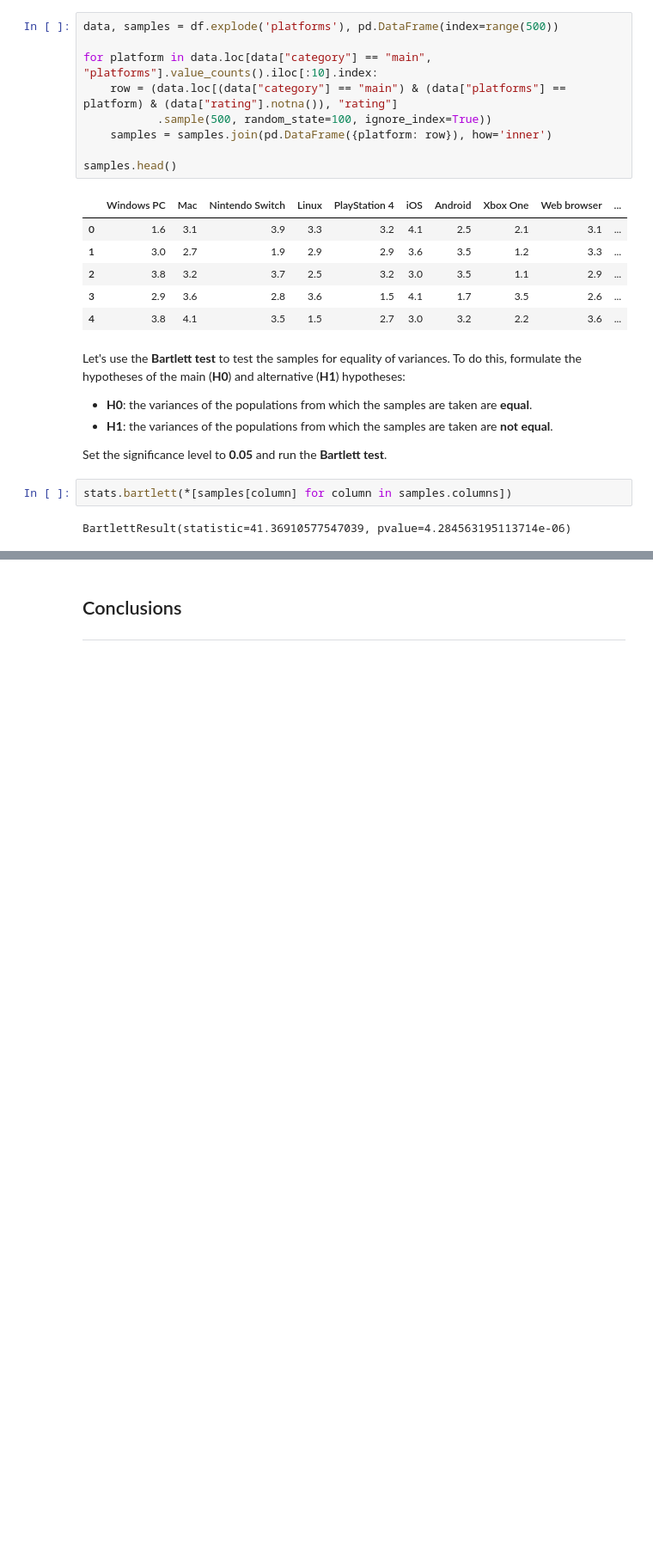
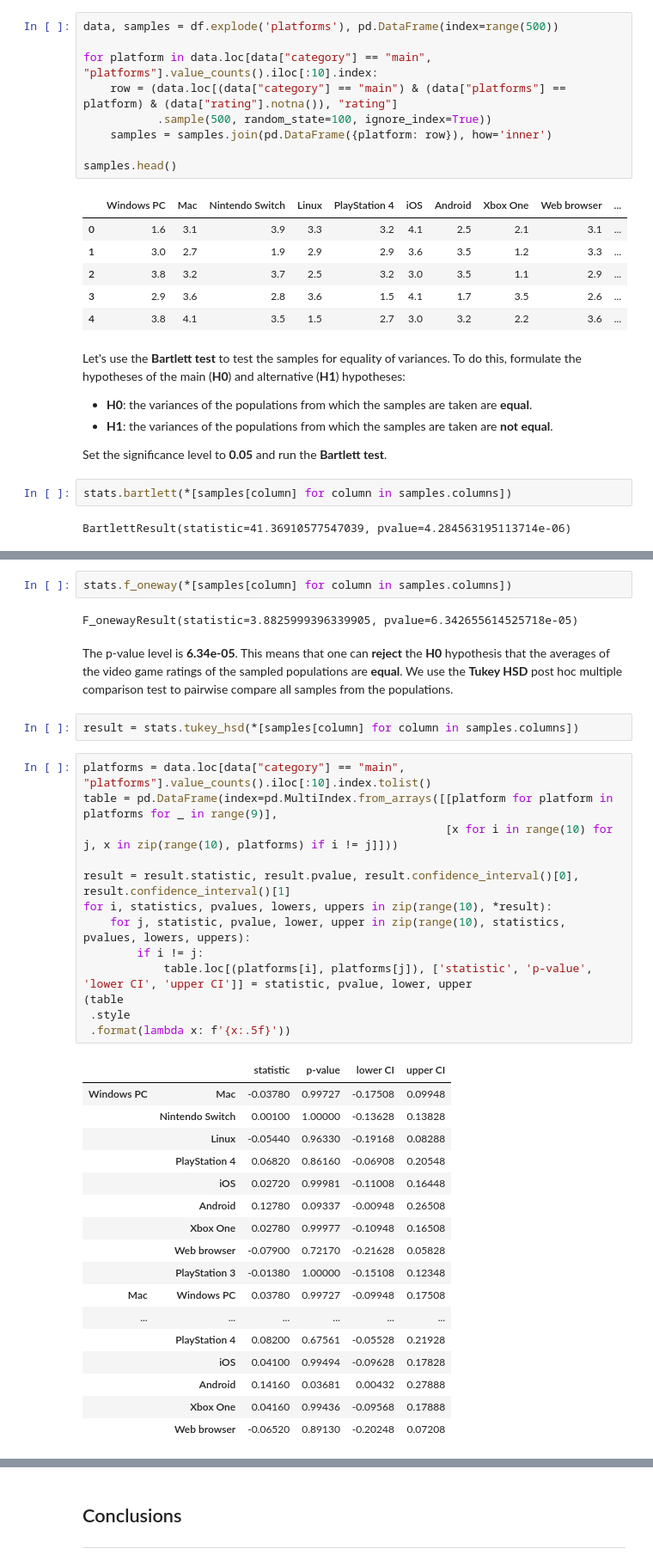
Before and after one commit to GSimonX37/video-games, a Jupyter notebook: notebooks/backloggd_sda.ipynb, the cells around one changed output, grey strips where cells are left out. Shown at 86% size. Saved outputs shown, nothing was run; the diff lists cells and outputs as text; blank space fills up the shorter version.

```diff
--- a/notebooks/backloggd_sda.ipynb
+++ b/notebooks/backloggd_sda.ipynb
@@ -568,0 +574,39 @@ The p-value level is **4.28e-06**. This means that it is **impossible to reject*
+# %%
+stats.f_oneway(*[samples[column] for column in samples.columns])
+# %% [output]
+F_onewayResult(statistic=3.8825999396339905, pvalue=6.342655614525718e-05)
+# %% [markdown]
+The p-value level is **6.34e-05**. This means that one can **reject** the **H0** hypothesis that the averages of the video game ratings of the sampled populations are **equal**. We use the **Tukey HSD** post hoc multiple comparison test to pairwise compare all samples from the populations.
+# %%
+result = stats.tukey_hsd(*[samples[column] for column in samples.columns])
+# %%
+platforms = data.loc[data["category"] == "main", "platforms"].value_counts().iloc[:10].index.tolist()
+table = pd.DataFrame(index=pd.MultiIndex.from_arrays([[platform for platform in platforms for _ in range(9)],
+                                                      [x for i in range(10) for j, x in zip(range(10), platforms) if i != j]]))
+
+result = result.statistic, result.pvalue, result.confidence_interval()[0], result.confidence_interval()[1]
+for i, statistics, pvalues, lowers, uppers in zip(range(10), *result):
+    for j, statistic, pvalue, lower, upper in zip(range(10), statistics, pvalues, lowers, uppers):
+        if i != j:
+            table.loc[(platforms[i], platforms[j]), ['statistic', 'p-value', 'lower CI', 'upper CI']] = statistic, pvalue, lower, upper
+(table
+ .style
+ .format(lambda x: f'{x:.5f}'))
+# %% [output]
+|  |  | statistic | p-value | lower CI | upper CI |
+| Windows PC | Mac | -0.03780 | 0.99727 | -0.17508 | 0.09948 |
+|  | Nintendo Switch | 0.00100 | 1.00000 | -0.13628 | 0.13828 |
+|  | Linux | -0.05440 | 0.96330 | -0.19168 | 0.08288 |
+|  | PlayStation 4 | 0.06820 | 0.86160 | -0.06908 | 0.20548 |
+|  | iOS | 0.02720 | 0.99981 | -0.11008 | 0.16448 |
+|  | Android | 0.12780 | 0.09337 | -0.00948 | 0.26508 |
+|  | Xbox One | 0.02780 | 0.99977 | -0.10948 | 0.16508 |
+|  | Web browser | -0.07900 | 0.72170 | -0.21628 | 0.05828 |
+|  | PlayStation 3 | -0.01380 | 1.00000 | -0.15108 | 0.12348 |
+| Mac | Windows PC | 0.03780 | 0.99727 | -0.09948 | 0.17508 |
+| ... | ... | ... | ... | ... | ... |
+|  | PlayStation 4 | 0.08200 | 0.67561 | -0.05528 | 0.21928 |
+|  | iOS | 0.04100 | 0.99494 | -0.09628 | 0.17828 |
+|  | Android | 0.14160 | 0.03681 | 0.00432 | 0.27888 |
+|  | Xbox One | 0.04160 | 0.99436 | -0.09568 | 0.17888 |
+|  | Web browser | -0.06520 | 0.89130 | -0.20248 | 0.07208 |
```
Also changed, not shown: parts of 5 cells of this notebook.
